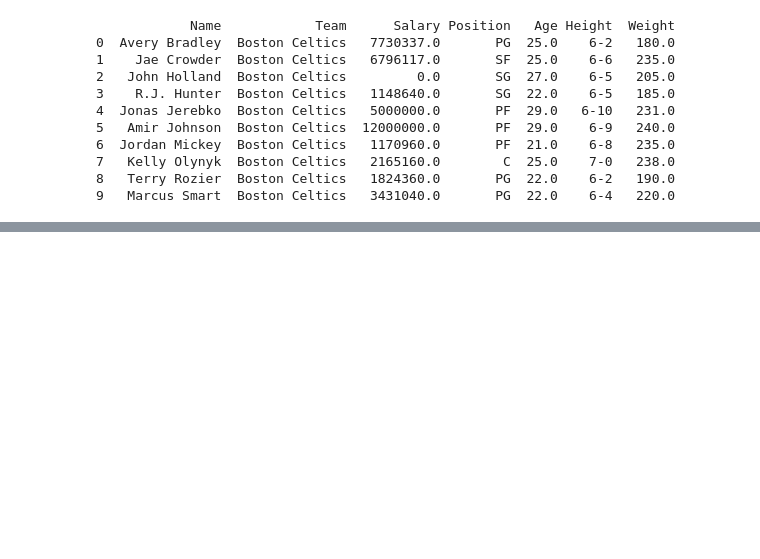
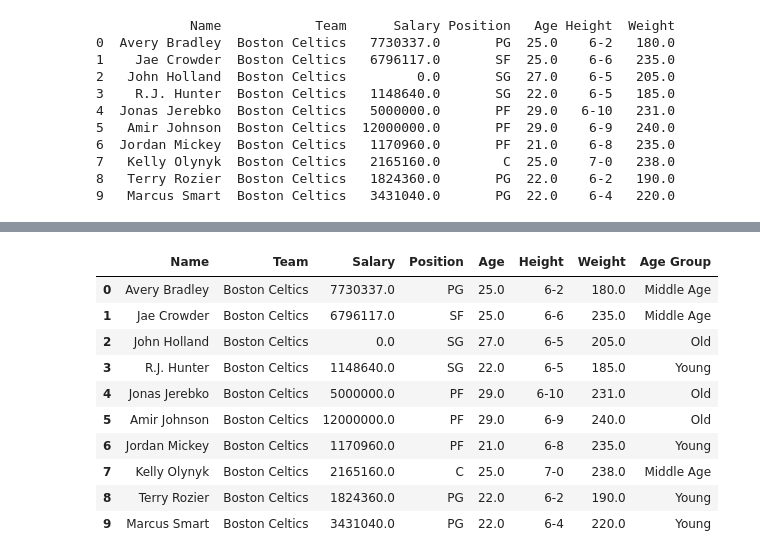
Before and after one commit to romanmahat35/PandasDataAnalysis, a Jupyter notebook: CSVFileDataAnalyis.ipynb, the cells around one changed output, grey strips where cells are left out. Cells and saved outputs as stored; diff of their text form; code cells hidden in the pictures; blank space fills up the shorter version.

```diff
--- a/CSVFileDataAnalyis.ipynb
+++ b/CSVFileDataAnalyis.ipynb
@@ -57,0 +66,16 @@ print(mergedataset)
+# %%
+
+mergedataset["Age Group"] = pd.cut(mergedataset['Age'],bins= 3,labels=("Young","Middle Age","Old"))
+mergedataset
+# %% [output]
+|  | Name | Team | Salary | Position | Age | Height | Weight | Age Group |
+| 0 | Avery Bradley | Boston Celtics | 7730337.0 | PG | 25.0 | 6-2 | 180.0 | Middle Age |
+| 1 | Jae Crowder | Boston Celtics | 6796117.0 | SF | 25.0 | 6-6 | 235.0 | Middle Age |
+| 2 | John Holland | Boston Celtics | 0.0 | SG | 27.0 | 6-5 | 205.0 | Old |
+| 3 | R.J. Hunter | Boston Celtics | 1148640.0 | SG | 22.0 | 6-5 | 185.0 | Young |
+| 4 | Jonas Jerebko | Boston Celtics | 5000000.0 | PF | 29.0 | 6-10 | 231.0 | Old |
+| 5 | Amir Johnson | Boston Celtics | 12000000.0 | PF | 29.0 | 6-9 | 240.0 | Old |
+| 6 | Jordan Mickey | Boston Celtics | 1170960.0 | PF | 21.0 | 6-8 | 235.0 | Young |
+| 7 | Kelly Olynyk | Boston Celtics | 2165160.0 | C | 25.0 | 7-0 | 238.0 | Middle Age |
+| 8 | Terry Rozier | Boston Celtics | 1824360.0 | PG | 22.0 | 6-2 | 190.0 | Young |
+| 9 | Marcus Smart | Boston Celtics | 3431040.0 | PG | 22.0 | 6-4 | 220.0 | Young |
```
Also changed, not shown: parts of 5 cells of this notebook.
